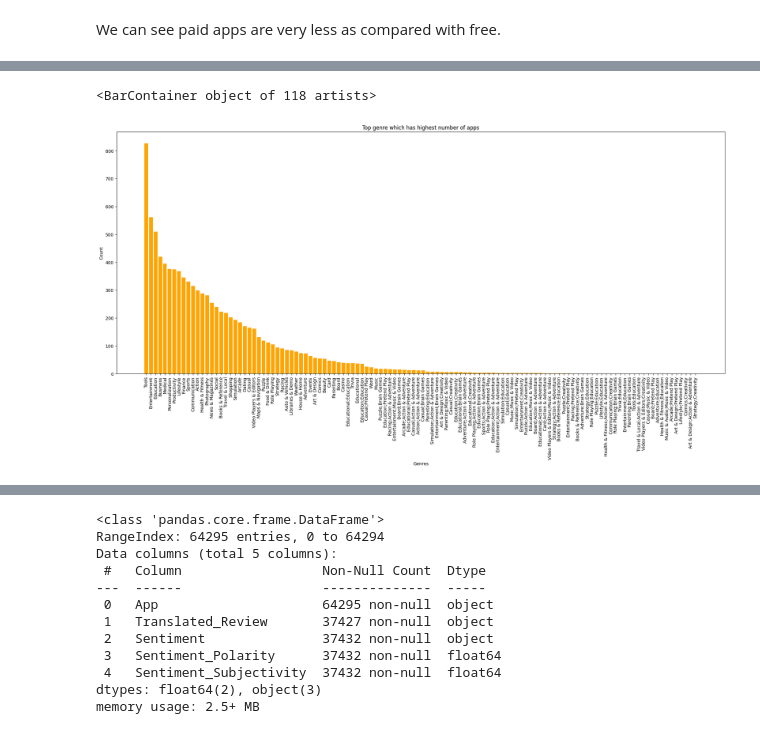
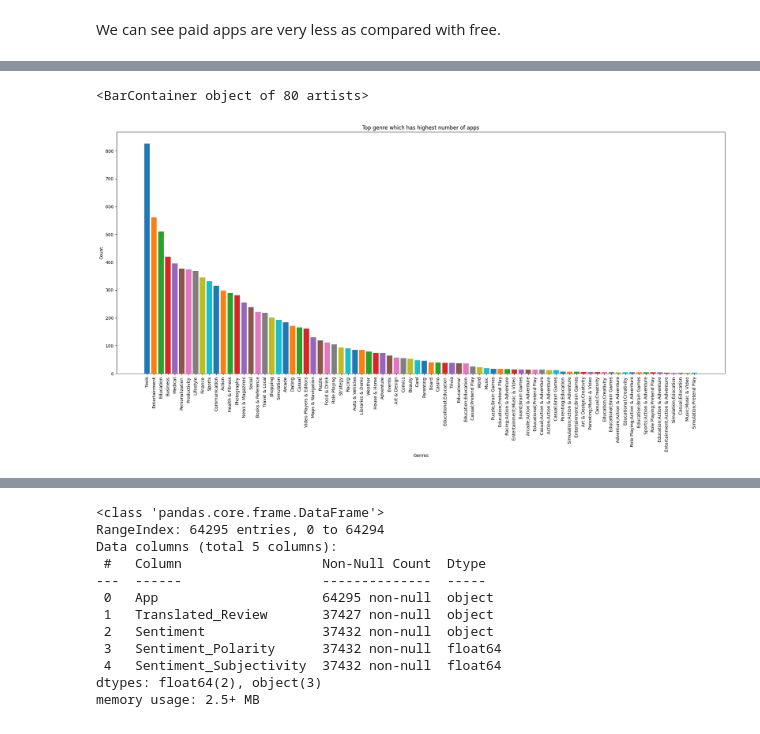
Before and after one commit to MijulSaxena/EDA-project-on-Gooogle-playstore., a Jupyter notebook: Play_Store_App_Review_Analysis_Capstone_Project_by_Mijul_Saxena.ipynb, the cells around one changed output, grey strips where cells are left out. Cells and saved outputs as stored; diff of their text form; code cells hidden in the pictures.

```diff
--- a/Play_Store_App_Review_Analysis_Capstone_Project_by_Mijul_Saxena.ipynb
+++ b/Play_Store_App_Review_Analysis_Capstone_Project_by_Mijul_Saxena.ipynb
@@ -257,7 +248,12 @@ play_store_data.tail(10)
 # %%
-# converting KB to MB
+# Cleaning Size Column
+# Replacing 'Varies with device' with 'NaN'
 play_store_data['Size'] = play_store_data['Size'].apply(lambda x: str(x).replace('Varies with device', 'NaN') if 'Varies with device' in str(x) else x)
+
+# Removing 'M' from the string and converting to float
 play_store_data['Size'] = play_store_data['Size'].apply(lambda x: str(x).replace('M', '') if 'M' in str(x) else x)
-play_store_data['Size'] = play_store_data['Size'].apply(lambda x: str(x).replace(',', '') if 'M' in str(x) else x)
+play_store_data['Size'] = play_store_data['Size'].apply(lambda x: str(x).replace('k', '') if 'k' in str(x) else x)
+play_store_data['Size'] = play_store_data['Size'].apply(lambda x: float(x))
+
+# Converting 'k' to 'M' and convert to float
 play_store_data['Size'] = play_store_data['Size'].apply(lambda x: float(str(x).replace('k', '')) / 1000 if 'k' in str(x) else x)
-play_store_data['Size'] = play_store_data['Size'].apply(lambda x: float(x))
@@ -474,13 +461,19 @@ Text(0.5, 1.0, 'Free v/s Paid apps present in app store')
 # %%
-# top genre
 plt.figure(figsize=(25,10))
 plt.xlabel("Genres")
 plt.ylabel("Count")
 plt.title('Top genre which has highest number of apps')
 plt.xticks(rotation=90)
-y = play_store_data['Genres'].value_counts()
-x =  play_store_data['Genres'].value_counts().index
-plt.bar(x,y, color = 'orange')
+
+# Get value counts for genres and their corresponding labels
+y = play_store_data['Genres'].value_counts().head(80)
+x = y.index
+
+# Define a list of colors to use for each bar
+colors = ['C0', 'C1', 'C2', 'C3', 'C4', 'C5', 'C6', 'C7', 'C8', 'C9', 'C10', 'C11', 'C12', 'C13', 'C14', 'C15', 'C16', 'C17', 'C18', 'C19', 'C20', 'C21', 'C22', 'C23', 'C24', 'C25', 'C26', 'C27', 'C28', 'C29']
+
+# Create the bar chart, with a different color for each bar
+plt.bar(x, y, color=colors)
 # %% [output]
-<BarContainer object of 118 artists>
+<BarContainer object of 80 artists>
-[figure, old version]
+[figure, new version]
```
Also changed, not shown: parts of 66 cells of this notebook.
